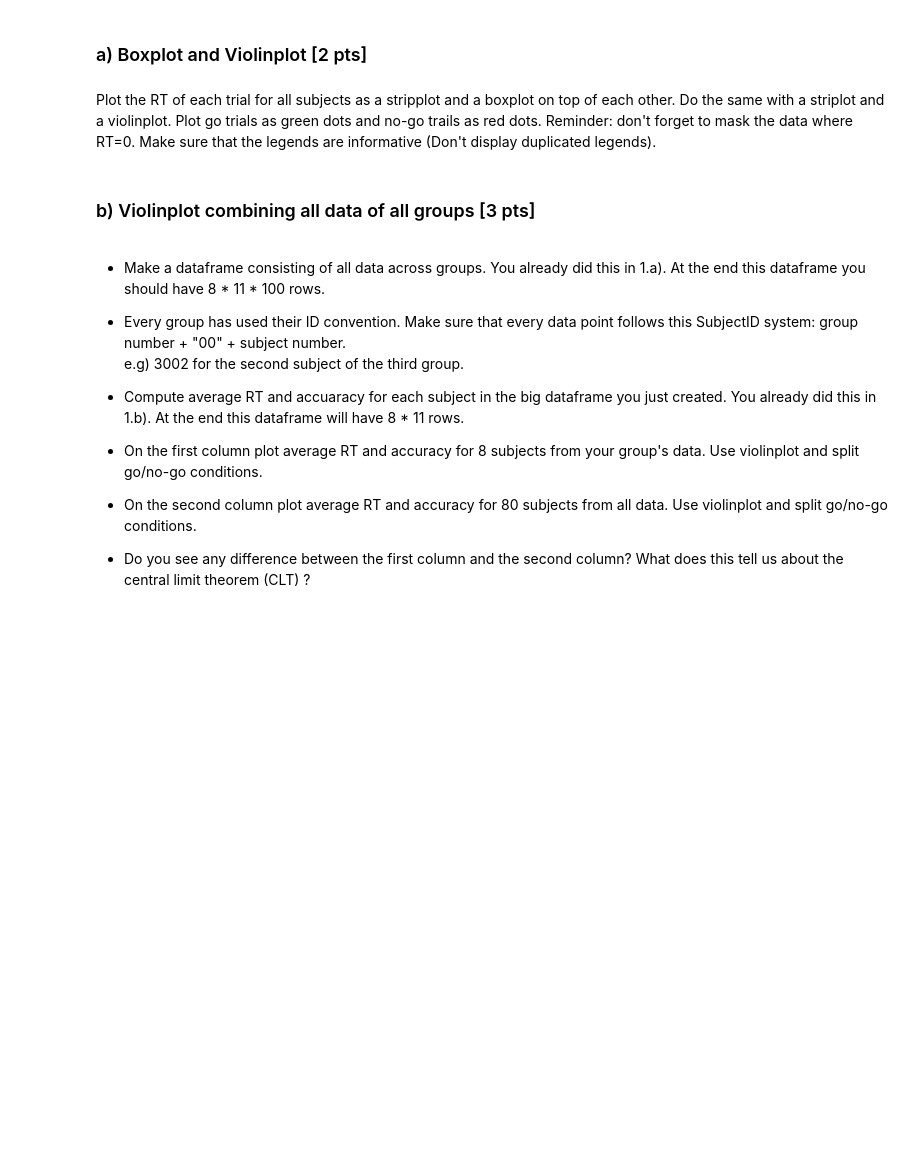
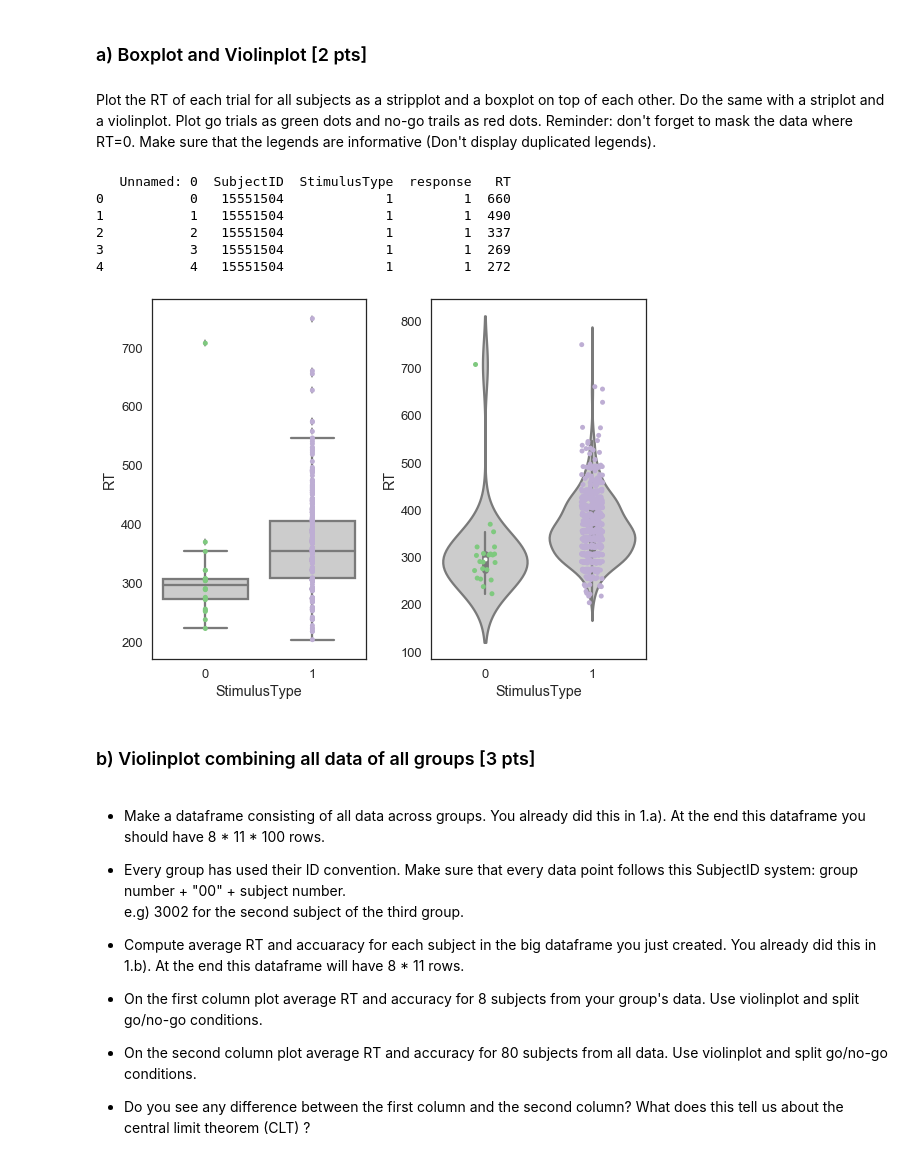
Before and after one commit to NBP-ACC/week-4-acc_3, a Jupyter notebook: sheet02_jan.ipynb, the cells around one changed output. Saved outputs shown, nothing was run; the diff lists cells and outputs as text; code cells hidden in the pictures; blank space fills up the shorter version.

```diff
--- a/sheet02_jan.ipynb
+++ b/sheet02_jan.ipynb
@@ -161,23 +161,44 @@ SubjectID StimulusType
 ### a) Boxplot and Violinplot [2 pts]
 # %% [markdown]
 Plot the RT of each trial for all subjects as a stripplot and a boxplot on top of each other. Do the same with a striplot and a violinplot. Plot go trials as green dots and no-go trails as red dots. Reminder: don't forget to mask the data where RT=0. Make sure that the legends are informative (Don't display duplicated legends).
+# %%
+import pandas as pd
+import seaborn as sns
+%matplotlib inline
+
+sns.set(context = "talk", style="white", palette="Accent", font_scale=1, rc={'figure.figsize':(8,6)})
 # %%
 # read data
 data_concat = pd.read_csv(os.getcwd() + "/Processed/data_concatenated.csv")
+print(data_concat.head())
 
 # create two axes
 fig, axes = plt.subplots(nrows=1,ncols=2)
 
 # first subplot with stripplot and boxplot
+plt.subplot(1, 2, 1)
+sns.boxplot(data = data_concat[data_concat['RT']!=0], x = 'StimulusType', y='RT', color='0.8')
+sns.stripplot(data = data_concat[data_concat['RT']!=0], x = 'StimulusType', y='RT')
+# second subplot with stripplot and violinplot
+
+plt.subplot(1, 2, 2)
+sns.violinplot(data = data_concat[data_concat['RT']!=0], x = 'StimulusType', y='RT', color='0.8')
+sns.stripplot(data = data_concat[data_concat['RT']!=0], x = 'StimulusType', y='RT', jitter=True)
+
 # TODO
-
-# second subplot with stripplot and violinplot
-# TODO
-
 # handling legends
 # TODO
+plt.legend()
 
 fig.tight_layout()
+# %% [output]
+   Unnamed: 0  SubjectID  StimulusType  response   RT
+0           0   15551504             1         1  660
+1           1   15551504             1         1  490
+2           2   15551504             1         1  337
+3           3   15551504             1         1  269
+4           4   15551504             1         1  272
+[figure, added]
 # %% [markdown]
 ### b) Violinplot combining all data of all groups [3 pts]
 # %% [markdown]
```
